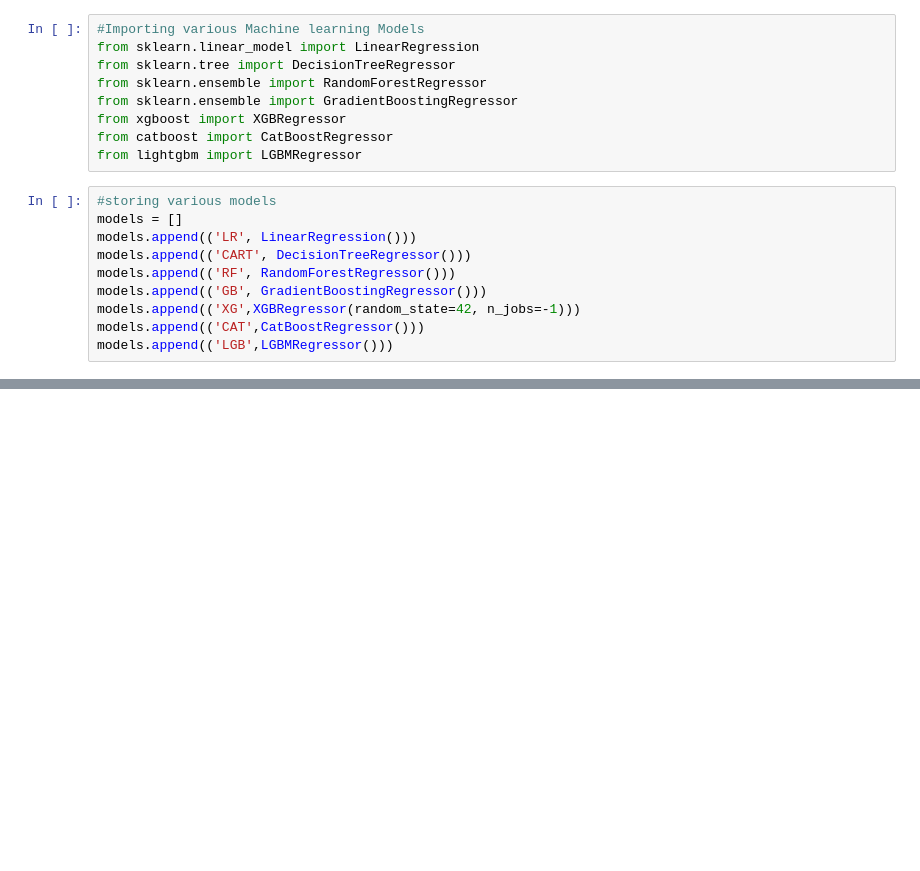
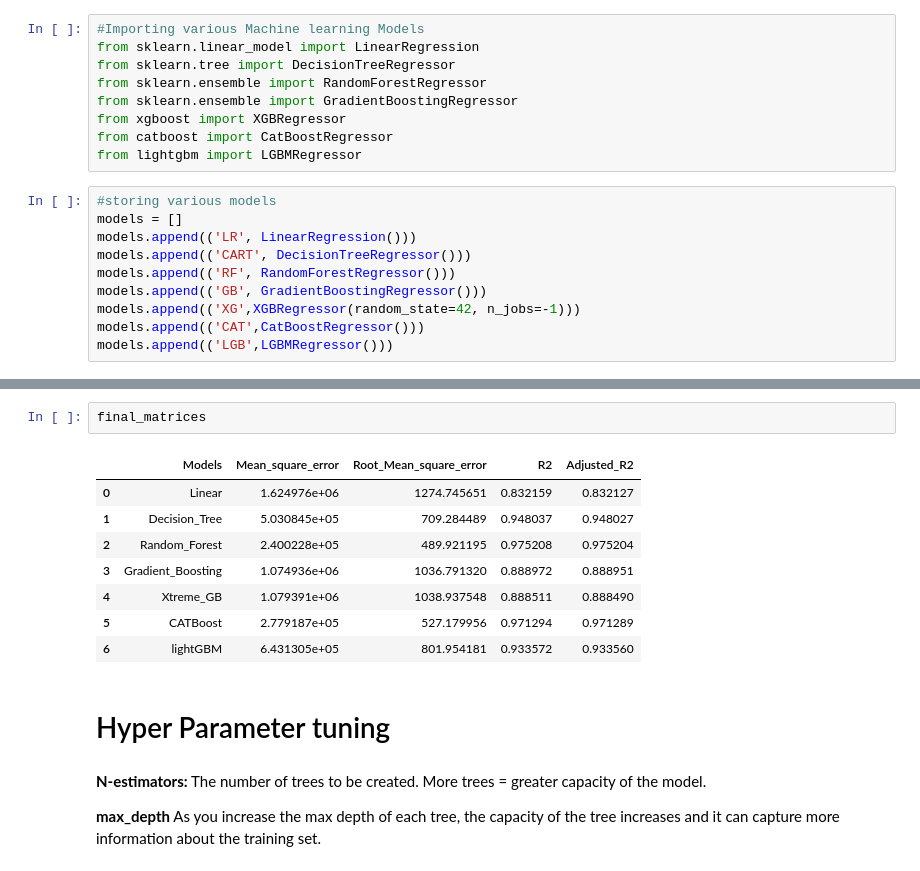
Before and after one commit to vak1997/Rossmann-Sales-Prediction, a Jupyter notebook: Rossmann_Sales_Prediction_Capstone_Project_2.ipynb, the cells around one changed output, grey strips where cells are left out. Drawn from its saved outputs; the diff is of its cells as text; blank space fills up the shorter version.

Commit message:
Hyper Parameter Tuning

```diff
--- a/Rossmann_Sales_Prediction_Capstone_Project_2.ipynb
+++ b/Rossmann_Sales_Prediction_Capstone_Project_2.ipynb
@@ -808,0 +852,20 @@ Model_Score:0.9335720928317311
+# %%
+final_matrices
+# %% [output]
+|  | Models | Mean_square_error | Root_Mean_square_error | R2 | Adjusted_R2 |
+| 0 | Linear | 1.624976e+06 | 1274.745651 | 0.832159 | 0.832127 |
+| 1 | Decision_Tree | 5.030845e+05 | 709.284489 | 0.948037 | 0.948027 |
+| 2 | Random_Forest | 2.400228e+05 | 489.921195 | 0.975208 | 0.975204 |
+| 3 | Gradient_Boosting | 1.074936e+06 | 1036.791320 | 0.888972 | 0.888951 |
+| 4 | Xtreme_GB | 1.079391e+06 | 1038.937548 | 0.888511 | 0.888490 |
+| 5 | CATBoost | 2.779187e+05 | 527.179956 | 0.971294 | 0.971289 |
+| 6 | lightGBM | 6.431305e+05 | 801.954181 | 0.933572 | 0.933560 |
+# %% [markdown]
+# Hyper Parameter tuning
+# %% [markdown]
+**N-estimators:**
+The number of trees to be created. More trees = greater capacity of the model.
+
+
+**max_depth**
+As you increase the max depth of each tree, the capacity of the tree increases and it can capture more information about the training set.
```
Also changed, not shown: parts of 9 cells of this notebook.
